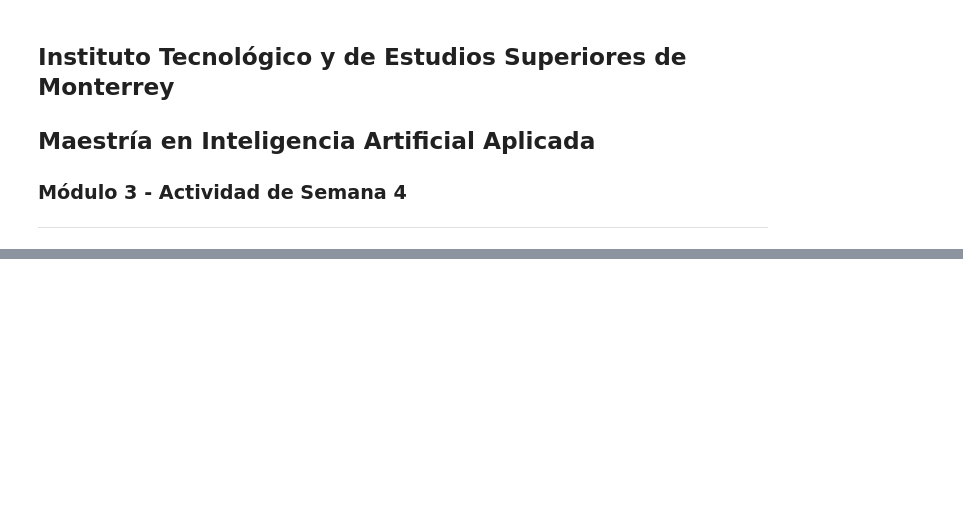
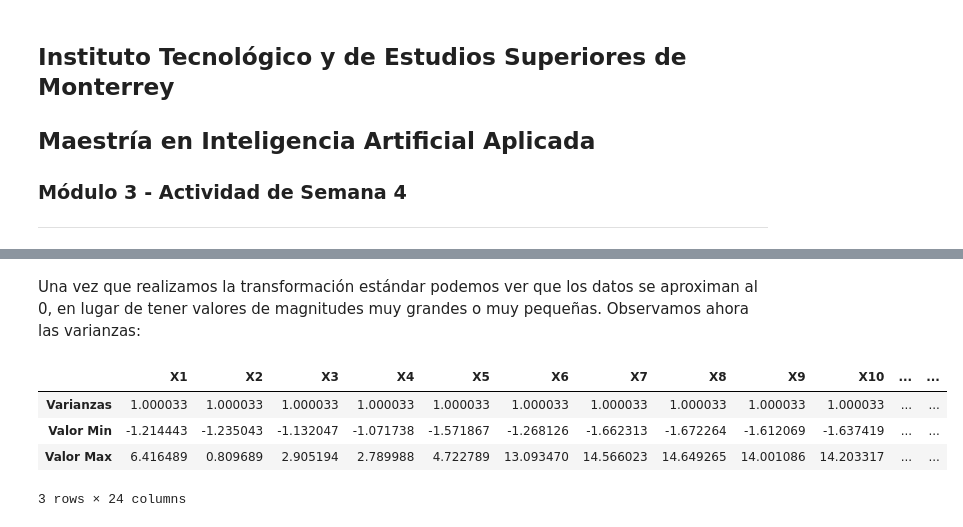
Before and after one commit to PosgradoMNA/actividades-del-projecto-equipo70, a Jupyter notebook: Semana4_5to11Oct/Módulo3_ActividadSemana4.ipynb, the cells around one changed output, grey strips where cells are left out. Drawn from its saved outputs; the diff is of its cells as text; code cells hidden in the pictures; blank space fills up the shorter version.

```diff
--- a/Semana4_5to11Oct/Módulo3_ActividadSemana4.ipynb
+++ b/Semana4_5to11Oct/Módulo3_ActividadSemana4.ipynb
@@ -30,0 +136,17 @@
+# %% [markdown]
+Una vez que realizamos la transformación estándar podemos ver que los datos se aproximan al 0, en lugar de tener valores de magnitudes muy grandes o muy pequeñas. Observamos ahora las varianzas:
+# %%
+summary = {
+"Varianzas": scaled_df[df.columns.values].var()[0:25],
+"Valor Min": scaled_df[df.columns.values].min()[0:25],
+"Valor Max": scaled_df[df.columns.values].max()[0:25]
+}
+
+# Podemos ver como DataFrame las varianzas
+pd.DataFrame(summary, index = df.columns.values).transpose()
+# %% [output]
+|  | X1 | X2 | X3 | X4 | X5 | X6 | X7 | X8 | X9 | X10 | ... | ... |
+| Varianzas | 1.000033 | 1.000033 | 1.000033 | 1.000033 | 1.000033 | 1.000033 | 1.000033 | 1.000033 | 1.000033 | 1.000033 | ... | ... |
+| Valor Min | -1.214443 | -1.235043 | -1.132047 | -1.071738 | -1.571867 | -1.268126 | -1.662313 | -1.672264 | -1.612069 | -1.637419 | ... | ... |
+| Valor Max | 6.416489 | 0.809689 | 2.905194 | 2.789988 | 4.722789 | 13.093470 | 14.566023 | 14.649265 | 14.001086 | 14.203317 | ... | ... |
+3 rows × 24 columns
```
Also changed, not shown: parts of 22 cells of this notebook.
